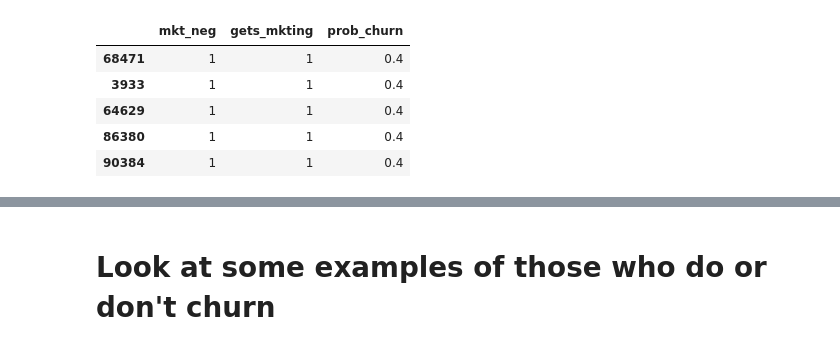
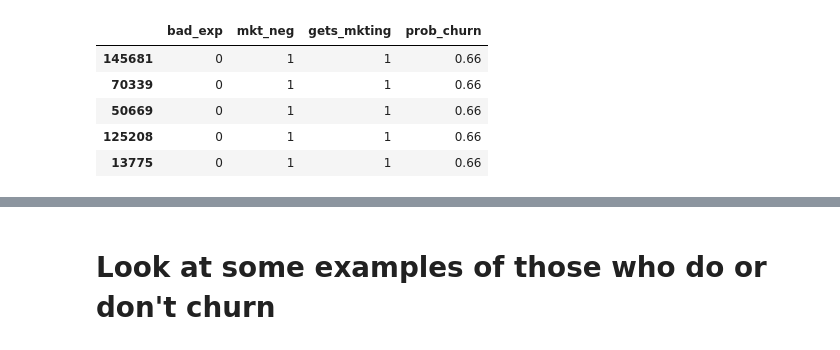
Before and after one commit to ianozsvald/uplift_experiment, a Jupyter notebook: uplift1.ipynb, the cells around one changed output, grey strips where cells are left out. Cells and saved outputs as stored; diff of their text form; code cells hidden in the pictures.

```diff
--- a/uplift1.ipynb
+++ b/uplift1.ipynb
@@ -11,6 +16,13 @@ import matplotlib.pyplot as plt
 rng = np.random.default_rng(seed=0)
+# %%
+# Population
+SIZE = 150_000
+
+BASE_CHURN = 0.16 # 16% churn means 84% retention
+
+# ML
+TEST_SIZE = 50_000 # 0.3 # 0.3 means 30% test set size
 # %%
-SIZE = 100_000
 # rng.binomial(nbr events e.g. 1 means 0 or 1, p is probability of True, size is nbr of items to generate)
 
 # a bad_exp means they had a problem (e.g. bad insurance claim, hard time with mobile phone tech support),
@@ -18,18 +30,19 @@ SIZE = 100_000
 # mkt_neg means they really don't like getting marketing and this will increase their likelihood of churn
 # gets_mkting is a 50/50 split for Treatment (True) or Control (False)
 
-BASE_CHURN = 0.15
 
 ppl = pd.DataFrame(
     {
-        # "bad_exp": rng.binomial(
-        #    1, 0.1, SIZE
-        # ),  # True if they had a bad experience with company
+        "bad_exp": rng.binomial(
+           1, 0.2, SIZE
+        ),  # True if they had a bad experience with company
         "mkt_neg": rng.binomial(
-            1, 0.1, SIZE
+            1, 0.2, SIZE
         ),  # True if receiving marketing will increase churn probability for them
+        #"mkt_pos": rng.binomial(1, 0.2, SIZE) # True if marketing helps retain this customer
     }
 )
 ppl["gets_mkting"] = rng.binomial(1, 0.5, SIZE)
 
 ppl["prob_churn"] = BASE_CHURN  # a reasonably standard churn rate
+ppl.sample(5)
@@ -36,15 +56,28 @@ ppl["prob_churn"] = BASE_CHURN  # a reasonably standard churn rate
+# %%
+# people who like marketing and who get marketing have a lower chance of churning
+if False:
+    mask = (ppl["mkt_pos"] & ppl["gets_mkting"]) == 1  # trues are 1s (ints)
+    ppl.loc[mask, "prob_churn"] -= 0.1  # TODO HUGE BIAS
+
+    assert (
+        mask.sum() / mask.shape[0] < 0.2
+    ), "Not expecting a high rate of churn even with random variation"
+
+    display(ppl[mask].sample(5))
 # %%
 # people who hate marketing and who get marketing have a higher chance of churning
-mask = (ppl["mkt_neg"] & ppl["gets_mkting"]) == 1 # trues are 1s (ints)
-ppl.loc[mask, "prob_churn"] += 0.25 # TODO HUGE BIAS
+mask = (ppl["mkt_neg"] & ppl["gets_mkting"]) == 1  # trues are 1s (ints)
+ppl.loc[mask, "prob_churn"] += 0.5  # TODO HUGE BIAS
+
 assert (
     mask.sum() / mask.shape[0] < 0.2
 ), "Not expecting a high rate of churn even with random variation"
+
 ppl[mask].sample(5)
 # %% [output]
-|  | mkt_neg | gets_mkting | prob_churn |
-| 68471 | 1 | 1 | 0.4 |
-| 3933 | 1 | 1 | 0.4 |
-| 64629 | 1 | 1 | 0.4 |
-| 86380 | 1 | 1 | 0.4 |
-| 90384 | 1 | 1 | 0.4 |
+|  | bad_exp | mkt_neg | gets_mkting | prob_churn |
+| 145681 | 0 | 1 | 1 | 0.66 |
+| 70339 | 0 | 1 | 1 | 0.66 |
+| 50669 | 0 | 1 | 1 | 0.66 |
+| 125208 | 0 | 1 | 1 | 0.66 |
+| 13775 | 0 | 1 | 1 | 0.66 |
```
Also changed, not shown: parts of 30 cells of this notebook, 2 other files.
